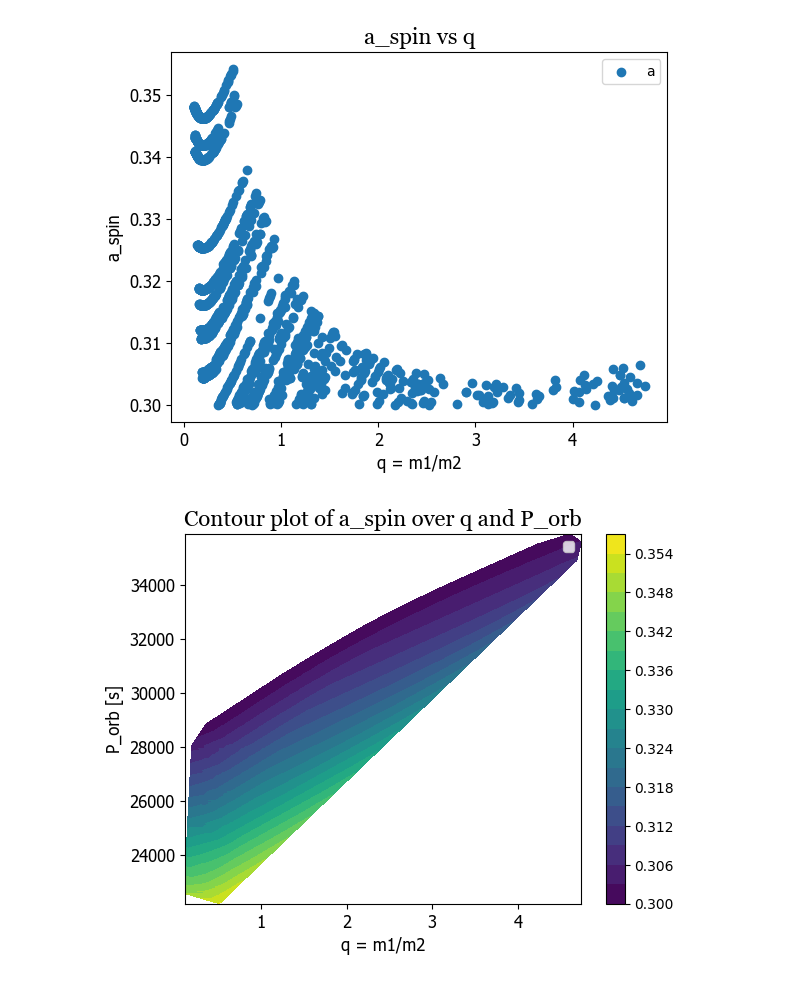
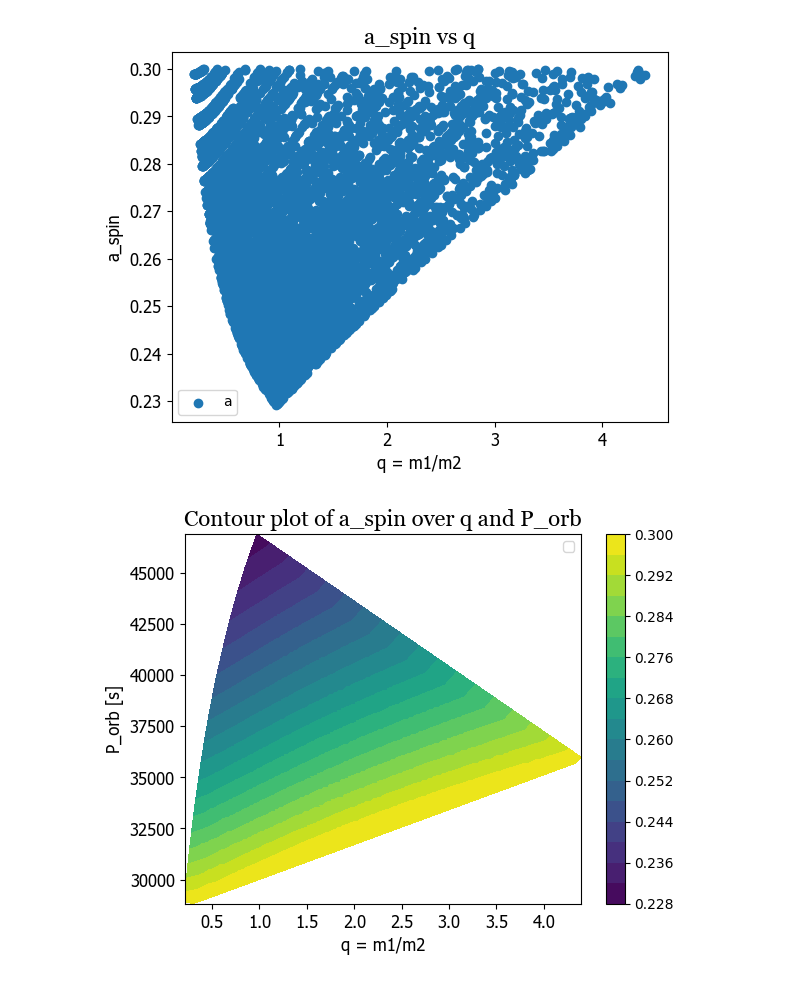
Before and after one commit to Nyaa394/Tidal-Spin-Up-in-Wolf-Rayet-Stars, a Jupyter notebook: main_eq_plots.ipynb, the cells around one changed output. Drawn from its saved outputs; the diff is of its cells as text; code cells hidden in the pictures.

```diff
--- a/main_eq_plots.ipynb
+++ b/main_eq_plots.ipynb
@@ -16,12 +16,12 @@ all_a_spin = []
 all_kQ = []
 all_P_orb = []
 
-with open("possible_output_trial.csv", "r") as o:
+with open("possible_output_mid.csv", "r") as o:
     reader = csv.DictReader(o)
     for row in reader:
         sol_id = row["ID"]
 
-        data = np.load(f"solutions_trial/{sol_id}.npz")
+        data = np.load(f"solutions_mid/{sol_id}.npz")
         t = data["t"]
         f = data["f"]
         Omega = data["Omega"]
@@ -47,35 +47,35 @@ with open("possible_output_trial.csv", "r") as o:
 
         # plot f/f0(t)
         #p.plot2d(t, f/f0, xlabel='t [years]',
         # ylabel='f/f0', title=f"f/f0 vs t for m1={format(m1/Msolar, '.2e')} M_sun, m2={format(m2/Msolar, '.2e')} M_sun, q={format(m1/m2, '.1e')},k={format(k, '.0e')}, Q={format(Q, '.0e')}, a0={format(a0, '.2e')} m, Ω0={format(Omega0, '.2e')} Hz, lifetime={format(lifetime, '.0e')} years, T_TF={format(T_TF, '.0e')} years, f0={format(f0, '.2e')} Hz, f_final={format(f_final, '.2e')} Hz, Omega_final={format(Omega_final, '.2e')} Hz", legend='f/f0(t)', colour=None, axis_font='Tahoma', axis_size=12, title_font='Georgia', title_size=16, legend_size=10)
         # plot Omega(t)
         # p.plot2d(t, Omega, xlabel='t [years]',
         # ylabel='Ω [Hz]', title=f"Ω vs t for m1={format(m1/Msolar, '.0e')} M_sun, m2={format(m2/Msolar, '.0e')} M_sun, k={format(k, '.0e')}, Q={format(Q, '.0e')}, a0={format(a0, '.2e')} m, Ω0={format(Omega0, '.2e')} Hz, lifetime={format(lifetime, '.0e')} years, T_TF={format(T_TF, '.0e')} years, f0={format(f0, '.2e')} Hz, f_final={format(f_final, '.2e')} Hz, Omega_final={format(Omega_final, '.2e')} Hz", legend='Ω(t)', colour=None, axis_font='Tahoma', axis_size=12, title_font='Georgia', title_size=16, legend_size=10)
         all_q.append(q)
         all_a_spin.append(a_spin)
         all_kQ.append(k/Q)
         all_P_orb.append(2/f_final)
 
 
 # combined plots for all solutions
 q_array = np.array(all_q)
 a_spin_array = np.array(all_a_spin)
 kQ_array = np.array(all_kQ)
 P_orb_array = np.array(all_P_orb)
 
 # plot a_spin vs q
 p.scatter2d(q_array, a_spin_array, xlabel='q = m1/m2',
             ylabel='a_spin', title=f"a_spin vs q", legend='a_spin(q)', colour=None, axis_font='Tahoma', axis_size=12, title_font='Georgia', title_size=16, legend_size=10)
 # plot a_spin vs k/Q
 # p.scatter2d(kQ_array, a_spin_array, xlabel='k/Q',
 # ylabel='a_spin', title=f"a_spin vs k/Q for m1={format(m1/Msolar, '.0e')} M_sun, m2={format(m2/Msolar, '.0e')} M_sun, k={format(k, '.0e')}, Q={format(Q, '.0e')}, a0={format(a0, '.2e')} m, Ω0={format(Omega0, '.2e')} Hz, lifetime={format(lifetime, '.0e')} years, T_TF={format(T_TF, '.2e')} years, f0={format(f0, '.2e')} Hz, f_final={format(f_final, '.2e')} Hz, Omega_final={format(Omega_final, '.2e')} Hz", legend='a_spin(k/Q)', colour=None, axis_font='Tahoma', axis_size=12, title_font='Georgia', title_size=16, legend_size=10)
 
 # plot q vs k/Q with a contour for a_spin
 p.plot2d_contour(q_array, P_orb_array, a_spin_array, xlabel='q = m1/m2', ylabel='P_orb [s]',
                  title=f"Contour plot of a_spin over q and P_orb", legend='a_spin(q, k/Q)', axis_font='Tahoma', axis_size=12, title_font='Georgia', title_size=16, legend_size=10)
 # %% [output]
-[figure, old version]
+[figure, new version]
-[figure, old version]
+[figure, new version]
 # %%
 import random
 
```
Also changed, not shown: parts of 1 cell of this notebook, 6 other files.
